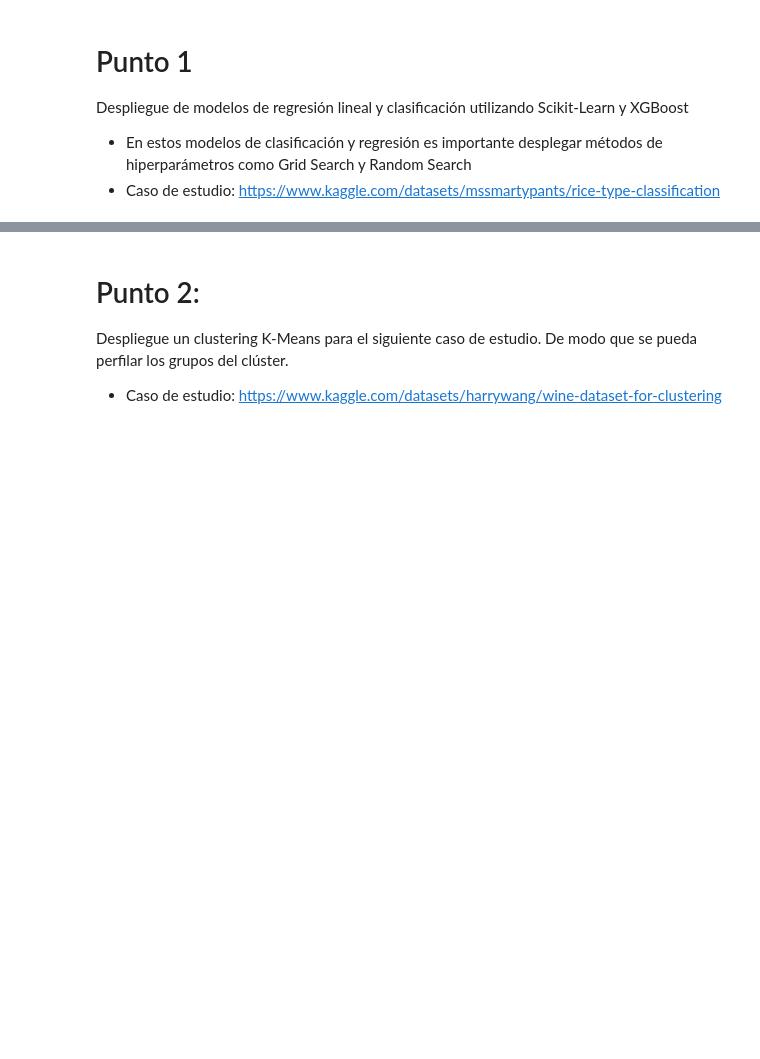
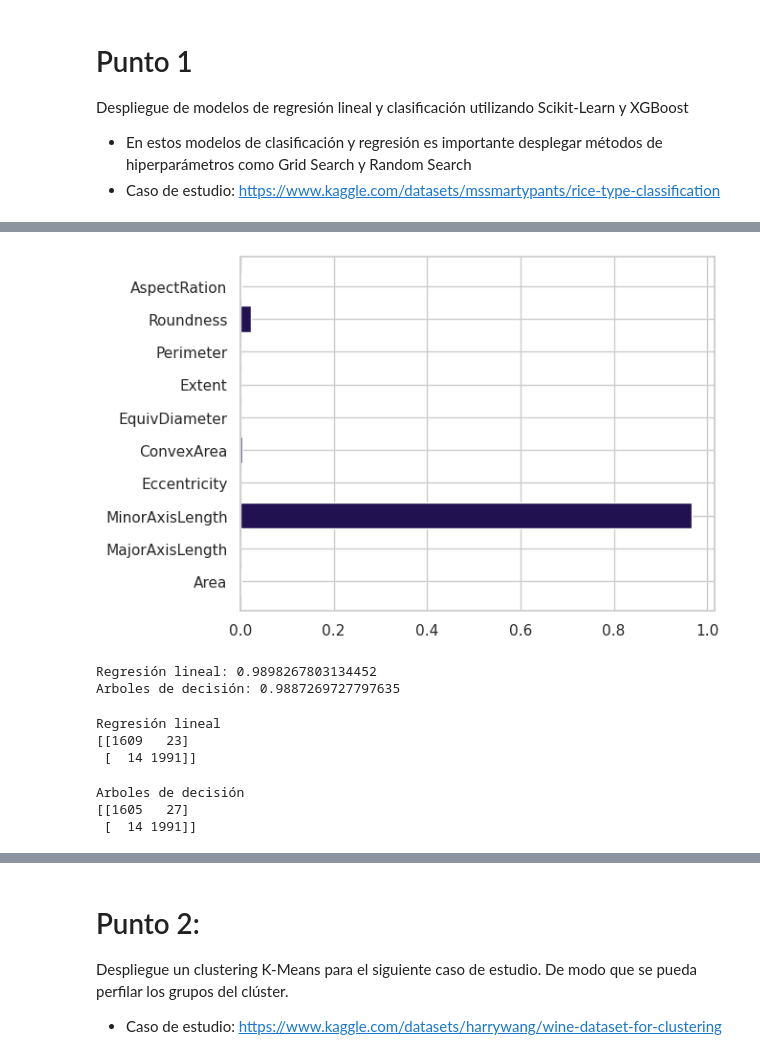
Before and after one commit to TalentoTech-IAA-2024/proyecto, a Jupyter notebook: Parte_1-3_Proyecto.ipynb, the cells around one changed output, grey strips where cells are left out. Saved outputs shown, nothing was run; the diff lists cells and outputs as text; code cells hidden in the pictures; blank space fills up the shorter version.

```diff
--- a/Parte_1-3_Proyecto.ipynb
+++ b/Parte_1-3_Proyecto.ipynb
@@ -14,0 +224,25 @@ Despliegue de modelos de regresión lineal y clasificación utilizando Scikit-Le
+# %%
+plt.barh(width=treeclass.feature_importances_,y=X_train.columns)
+plt.show()
+# %% [output]
+[figure, added]
+# %%
+print(f"Regresión lineal: {accuracy_score(y_test,y_pred)}")
+print(f"Arboles de decisión: {accuracy_score(y_test,y_pred_tree)}")
+# %% [output]
+Regresión lineal: 0.9898267803134452
+Arboles de decisión: 0.9887269727797635
+# %%
+print(f"Regresión lineal")
+print(confusion_matrix(y_test,y_pred))
+# %% [output]
+Regresión lineal
+[[1609   23]
+ [  14 1991]]
+# %%
+print("Arboles de decisión")
+print(confusion_matrix(y_test,y_pred_tree))
+# %% [output]
+Arboles de decisión
+[[1605   27]
+ [  14 1991]]
```
Also changed, not shown: parts of 24 cells of this notebook, 1 other file.
